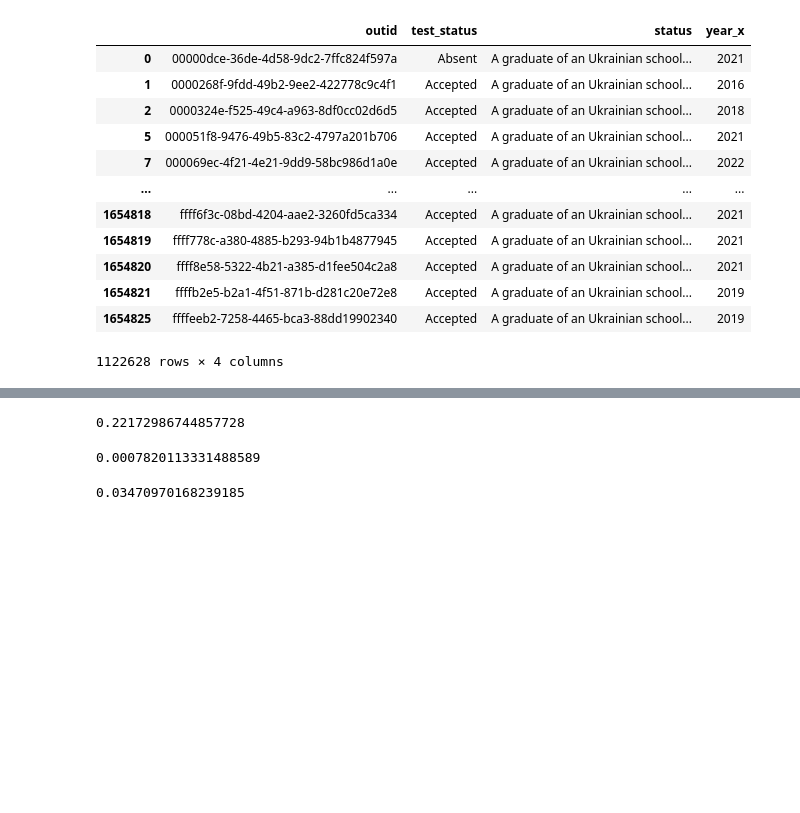
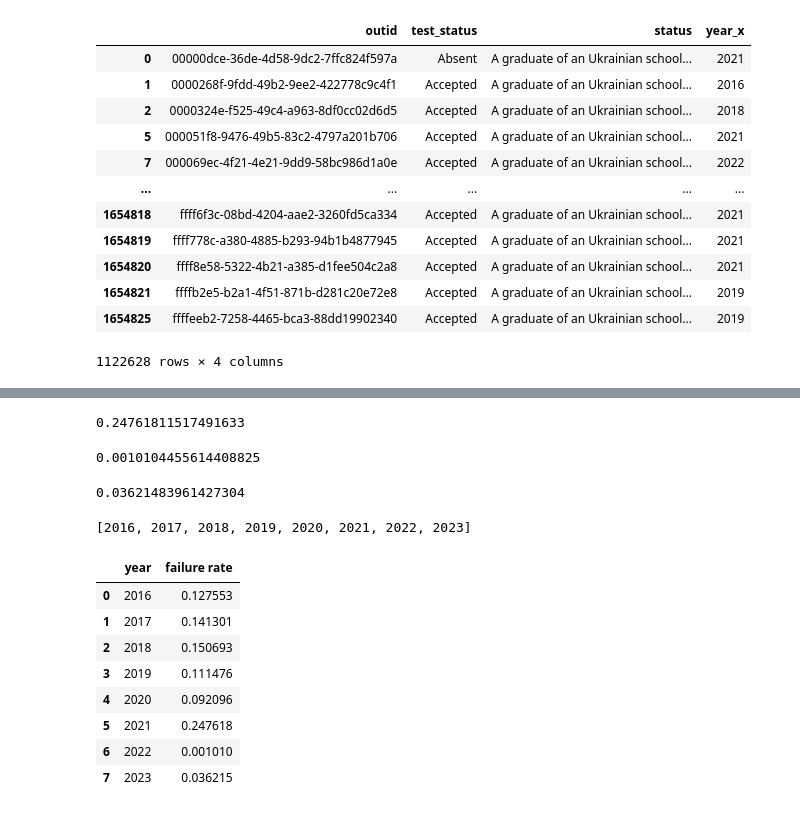
Before and after one commit to DataResponsibly/ZNO-Dataset, a Jupyter notebook: notebooks/analyses/Migration_directions.ipynb, the cells around one changed output, grey strips where cells are left out. Drawn from its saved outputs; the diff is of its cells as text; code cells hidden in the pictures; blank space fills up the shorter version.

```diff
--- a/notebooks/analyses/Migration_directions.ipynb
+++ b/notebooks/analyses/Migration_directions.ipynb
@@ -231,4 +231,6 @@ df_merged
 | 1654821 | ffffb2e5-b2a1-4f51-871b-d281c20e72e8 | Accepted | A graduate of an Ukrainian school... | 2019 |
 | 1654825 | ffffeeb2-7258-4465-bca3-88dd19902340 | Accepted | A graduate of an Ukrainian school... | 2019 |
 1122628 rows × 4 columns
+# %%
+df_merged = df_merged.loc[df_merged['test_status'].isin(['Accepted', 'Failed', 'Canceled'])]
 # %%
@@ -254,12 +256,36 @@ df_merged.loc[(df_merged['test_status'] == 'Failed') & (df_merged['year_x'] == 2
 # %%
-df_merged.loc[(df_merged['test_status'] == 'Failed') & (df_merged['year_x'] == 2021)].shape[0] / df_merged.loc[df_merged['year_x'] == 2021].shape[0]
+df_merged.loc[(df_merged['test_status'].isin(['Failed', 'Canceled'])) & (df_merged['year_x'] == 2021)].shape[0] / df_merged.loc[df_merged['year_x'] == 2021].shape[0]
 # %% [output]
-0.22172986744857728
+0.24761811517491633
 # %%
-df_merged.loc[(df_merged['test_status'] == 'Failed') & (df_merged['year_x'] == 2022)].shape[0] / df_merged.loc[df_merged['year_x'] == 2022].shape[0]
+df_merged.loc[(df_merged['test_status'].isin(['Failed', 'Canceled'])) & (df_merged['year_x'] == 2022)].shape[0] / df_merged.loc[df_merged['year_x'] == 2022].shape[0]
 # %% [output]
-0.0007820113331488589
+0.0010104455614408825
 # %%
-df_merged.loc[(df_merged['test_status'] == 'Failed') & (df_merged['year_x'] == 2023)].shape[0] / df_merged.loc[df_merged['year_x'] == 2023].shape[0]
+df_merged.loc[(df_merged['test_status'].isin(['Failed', 'Canceled'])) & (df_merged['year_x'] == 2023)].shape[0] / df_merged.loc[df_merged['year_x'] == 2023].shape[0]
 # %% [output]
-0.03470970168239185
+0.03621483961427304
+# %%
+years = list(df_merged['year_x'].unique())
+years.sort()
+years
+# %% [output]
+[2016, 2017, 2018, 2019, 2020, 2021, 2022, 2023]
+# %%
+failure_rates = []
+
+for year in years:
+    failure_rates.append(df_merged.loc[(df_merged['test_status'].isin(['Failed', 'Canceled'])) & (df_merged['year_x'] == year)].shape[0] / df_merged.loc[df_merged['year_x'] == year].shape[0])
+# %%
+df_failure_rates = pd.DataFrame({'year': years, 'failure rate': failure_rates})
+df_failure_rates
+# %% [output]
+|  | year | failure rate |
+| 0 | 2016 | 0.127553 |
+| 1 | 2017 | 0.141301 |
+| 2 | 2018 | 0.150693 |
+| 3 | 2019 | 0.111476 |
+| 4 | 2020 | 0.092096 |
+| 5 | 2021 | 0.247618 |
+| 6 | 2022 | 0.001010 |
+| 7 | 2023 | 0.036215 |
```
Also changed, not shown: parts of 6 cells of this notebook.
